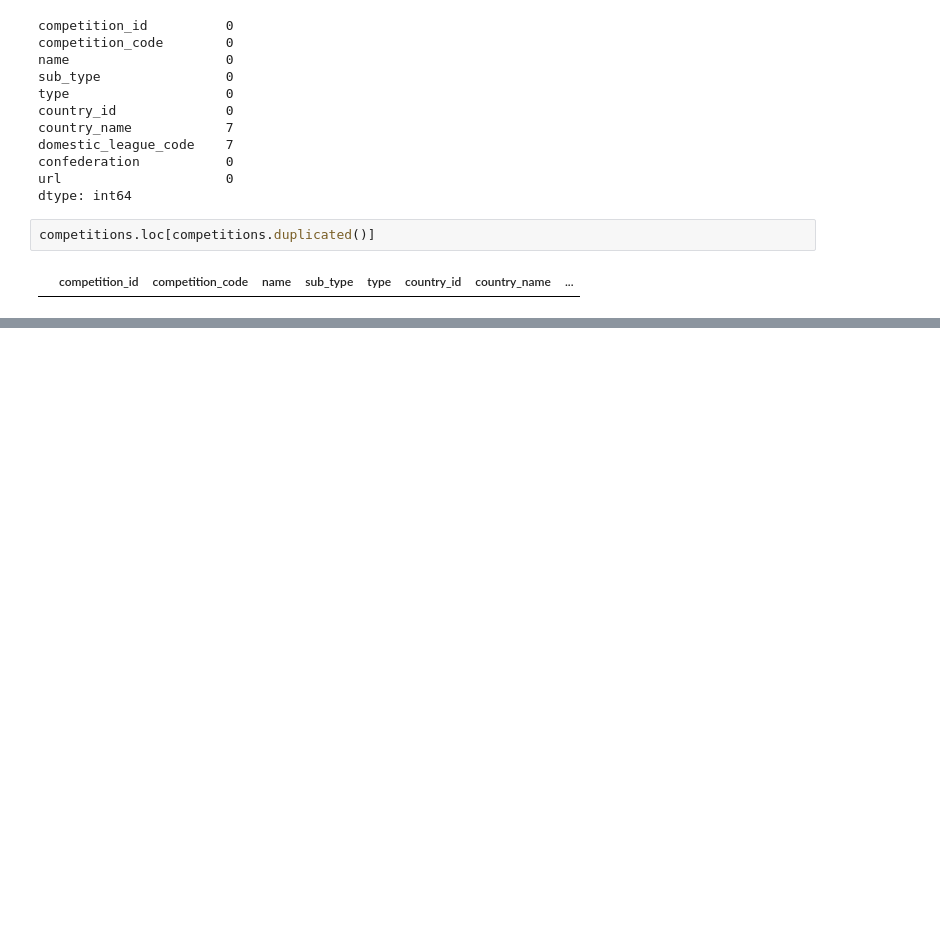
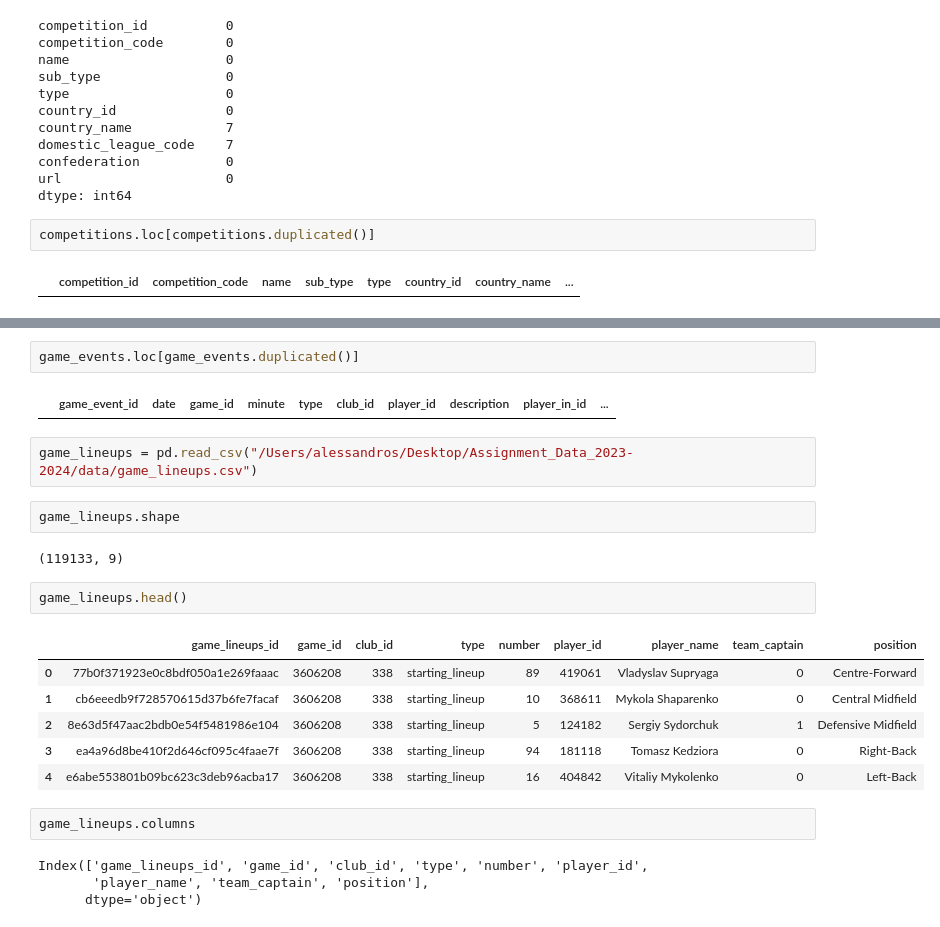
Before and after one commit to AleSar2312/Pycharm, a Jupyter notebook: Analisi.ipynb, the cells around one changed output, grey strips where cells are left out. Drawn from its saved outputs; the diff is of its cells as text; blank space fills up the shorter version.

```diff
--- a/Analisi.ipynb
+++ b/Analisi.ipynb
@@ -360,0 +408,25 @@ competitions.loc[competitions.duplicated()]
+# %%
+game_events.loc[game_events.duplicated()]
+# %% [output]
+|  | game_event_id | date | game_id | minute | type | club_id | player_id | description | player_in_id | ... |
+# %%
+game_lineups = pd.read_csv("/Users/alessandros/Desktop/Assignment_Data_2023-2024/data/game_lineups.csv")
+# %%
+game_lineups.shape
+# %% [output]
+(119133, 9)
+# %%
+game_lineups.head()
+# %% [output]
+|  | game_lineups_id | game_id | club_id | type | number | player_id | player_name | team_captain | position |
+| 0 | 77b0f371923e0c8bdf050a1e269faaac | 3606208 | 338 | starting_lineup | 89 | 419061 | Vladyslav Supryaga | 0 | Centre-Forward |
+| 1 | cb6eeedb9f728570615d37b6fe7facaf | 3606208 | 338 | starting_lineup | 10 | 368611 | Mykola Shaparenko | 0 | Central Midfield |
+| 2 | 8e63d5f47aac2bdb0e54f5481986e104 | 3606208 | 338 | starting_lineup | 5 | 124182 | Sergiy Sydorchuk | 1 | Defensive Midfield |
+| 3 | ea4a96d8be410f2d646cf095c4faae7f | 3606208 | 338 | starting_lineup | 94 | 181118 | Tomasz Kedziora | 0 | Right-Back |
+| 4 | e6abe553801b09bc623c3deb96acba17 | 3606208 | 338 | starting_lineup | 16 | 404842 | Vitaliy Mykolenko | 0 | Left-Back |
+# %%
+game_lineups.columns
+# %% [output]
+Index(['game_lineups_id', 'game_id', 'club_id', 'type', 'number', 'player_id',
+       'player_name', 'team_captain', 'position'],
+      dtype='object')
```
Also changed, not shown: parts of 30 cells of this notebook.
